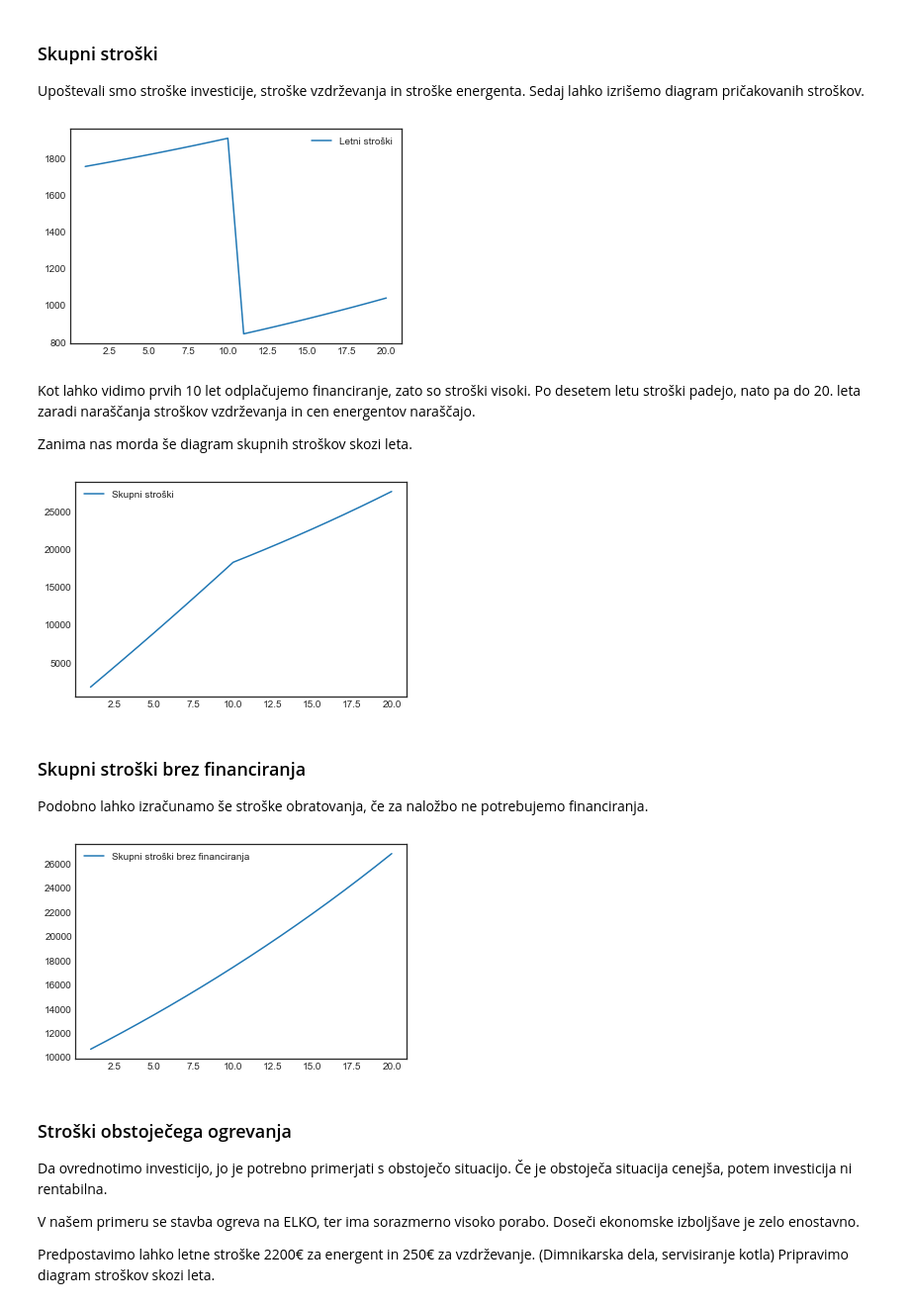
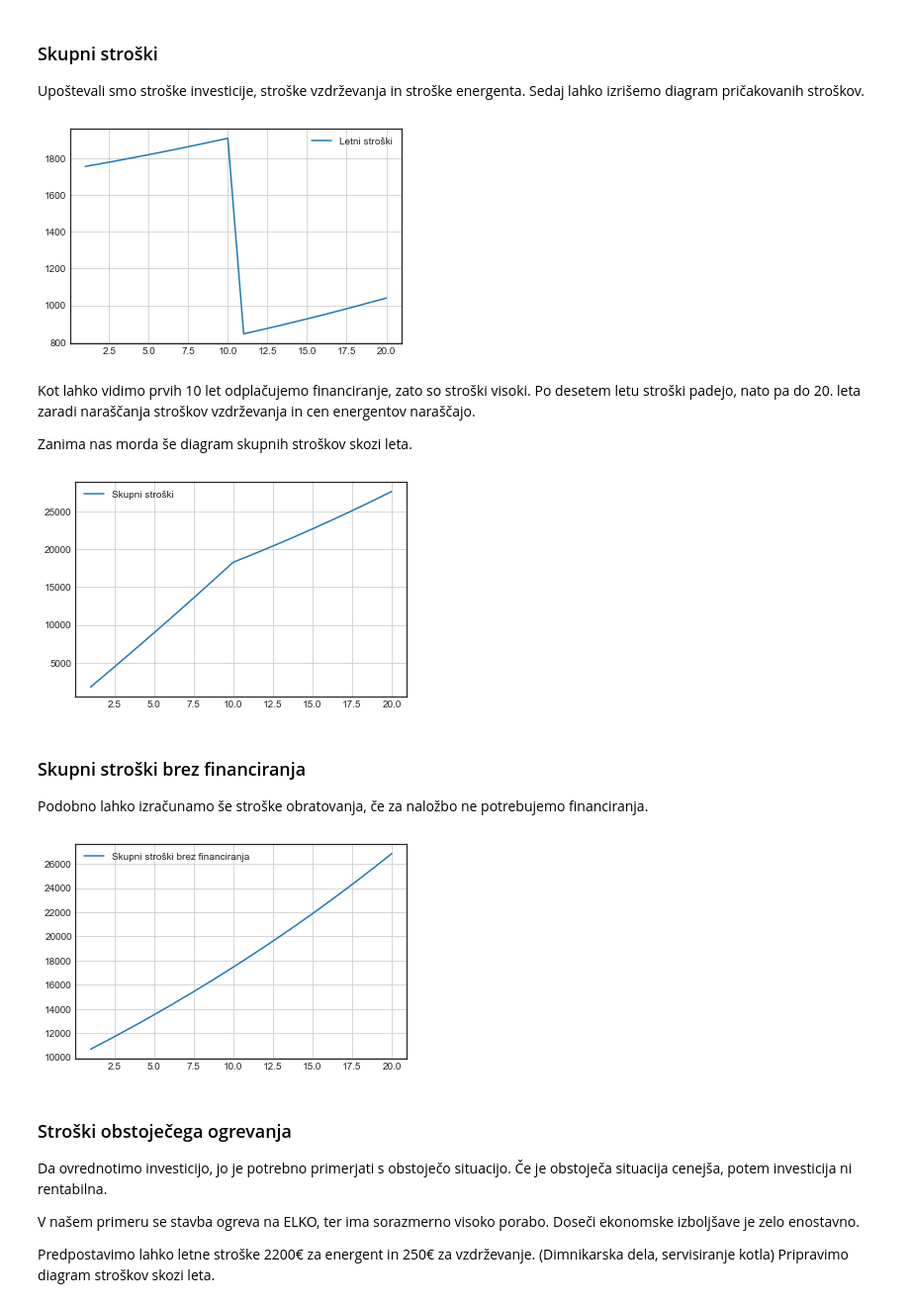
Before and after one commit to ezvr/TC, a Jupyter notebook: Poročilo.ipynb, the cells around one changed output. Shown at 99% size. Drawn from its saved outputs; the diff is of its cells as text; code cells hidden in the pictures.

```diff
--- a/Poročilo.ipynb
+++ b/Poročilo.ipynb
@@ -564,8 +566,9 @@ Upoštevali smo stroške investicije, stroške vzdrževanja in stroške energent
 # %%
 plt.plot(yvzdr, yvzdrstr, '-', label='Letni stroški')
 plt.legend();
+plt.grid();
 # %% [output]
-[figure, old version]
+[figure, new version]
 # %% [markdown]
 Kot lahko vidimo prvih 10 let odplačujemo financiranje, zato so stroški visoki. Po desetem letu stroški padejo, nato pa do 20. leta zaradi naraščanja stroškov vzdrževanja in cen energentov naraščajo.
 
@@ -576,8 +579,9 @@ for i, y in enumerate(yvzdrstr):
      strobr[i] = strobr[i-1] + y
 plt.plot(yvzdr, strobr, '-', label='Skupni stroški')
 plt.legend();
+plt.grid();
 # %% [output]
-[figure, old version]
+[figure, new version]
 # %% [markdown]
 ### Skupni stroški brez financiranja
 Podobno lahko izračunamo še stroške obratovanja, če za naložbo ne potrebujemo financiranja.
@@ -587,13 +591,14 @@ yvzdrstr0 = list(map(lambda x: 0, yvzdr))
 # %%
 yvzdrstr0 = yvzdrstr0 + cmain + cel
 strobr0 = list(map(lambda x: 0, yvzdr))
 for i, y in enumerate(yvzdrstr0):
      strobr0[i] = strobr0[i-1] + y
 strobr0 = strobr0 + np.array(list(map(lambda x: 10000, yvzdr)))
 plt.plot(yvzdr, strobr0, '-', label='Skupni stroški brez financiranja')
 plt.legend();
+plt.grid();
 # %% [output]
-[figure, old version]
+[figure, new version]
 # %% [markdown]
 ### Stroški obstoječega ogrevanja
 Da ovrednotimo investicijo, jo je potrebno primerjati s obstoječo situacijo. Če je obstoječa situacija cenejša, potem investicija ni rentabilna.
```
Also changed, not shown: parts of 10 cells of this notebook, 1 other file.
